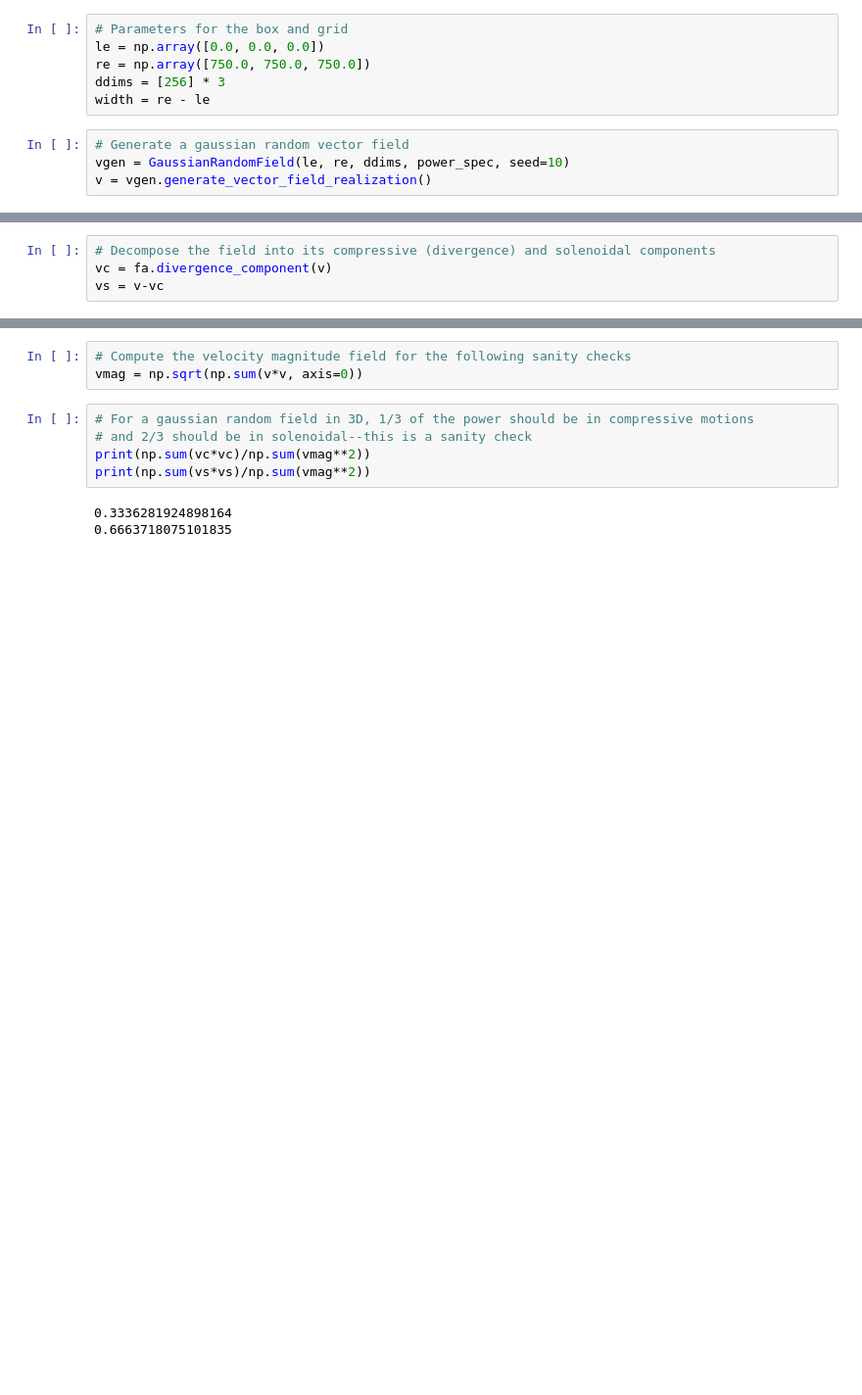
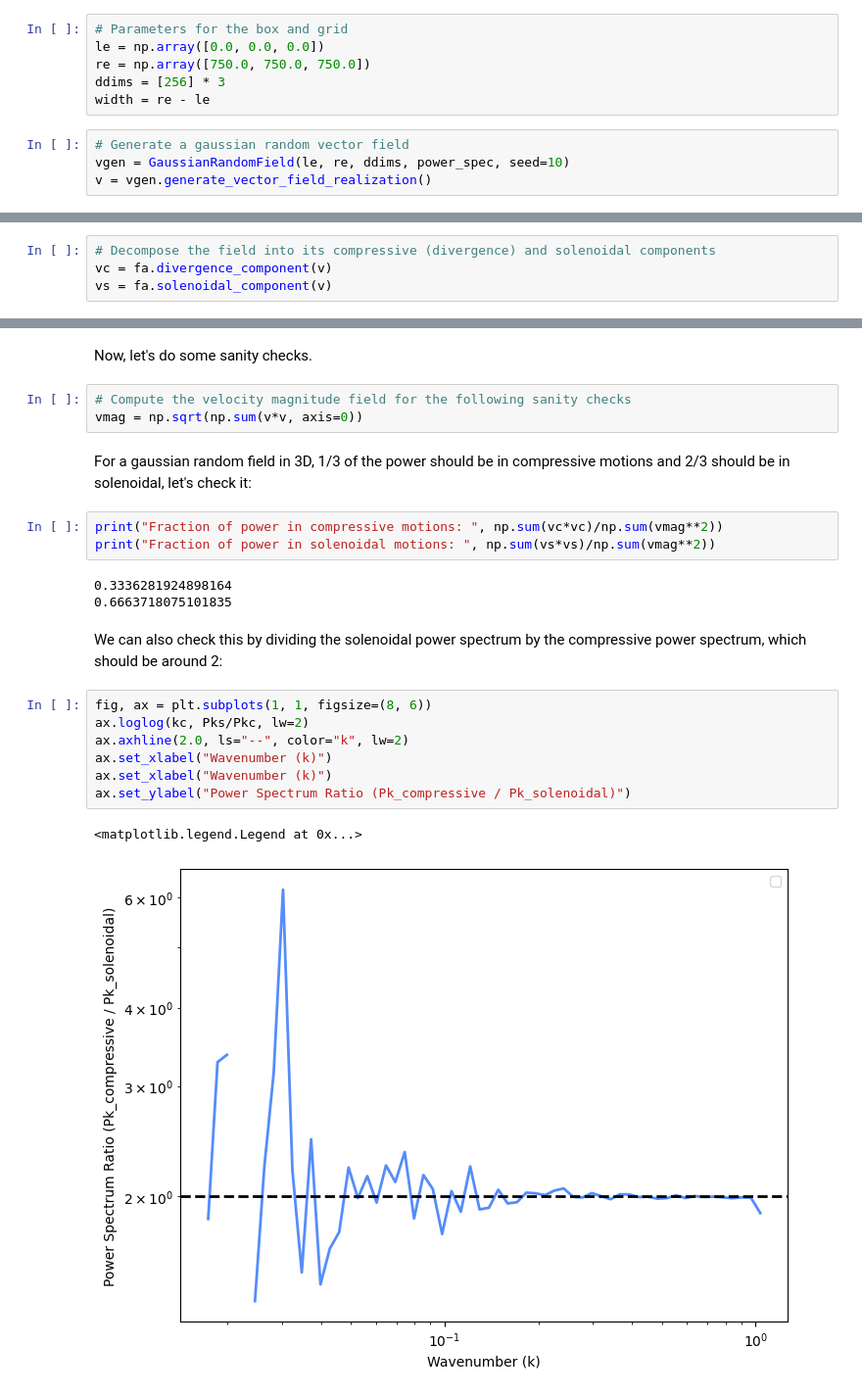
Before and after one commit to jzuhone/field_kit, a Jupyter notebook: examples/decomp_example.ipynb, the cells around one changed output, grey strips where cells are left out. Shown at 98% size. Cells and saved outputs as stored; diff of their text form; blank space fills up the shorter version.

Commit message:
Claude made docs, and I added the solenoidal_component method

```diff
--- a/examples/decomp_example.ipynb
+++ b/examples/decomp_example.ipynb
@@ -30,4 +41,4 @@ fa = FourierAnalysis(width, ddims)
 # %%
 # Decompose the field into its compressive (divergence) and solenoidal components
 vc = fa.divergence_component(v)
-vs = v-vc
+vs = fa.solenoidal_component(v)
@@ -54,14 +64,29 @@ ax.legend()
 # %% [output]
 <matplotlib.legend.Legend at 0x...>
 [figure]
+# %% [markdown]
+Now, let's do some sanity checks.
 # %%
 # Compute the velocity magnitude field for the following sanity checks
 vmag = np.sqrt(np.sum(v*v, axis=0))
+# %% [markdown]
+For a gaussian random field in 3D, 1/3 of the power should be in compressive motions
+and 2/3 should be in solenoidal, let's check it:
 # %%
-# For a gaussian random field in 3D, 1/3 of the power should be in compressive motions
-# and 2/3 should be in solenoidal--this is a sanity check
-print(np.sum(vc*vc)/np.sum(vmag**2))
-print(np.sum(vs*vs)/np.sum(vmag**2))
+print("Fraction of power in compressive motions: ", np.sum(vc*vc)/np.sum(vmag**2))
+print("Fraction of power in solenoidal motions: ", np.sum(vs*vs)/np.sum(vmag**2))
 # %% [output]
 0.3336281924898164
 0.6663718075101835
+# %% [markdown]
+We can also check this by dividing the solenoidal power spectrum by the compressive power spectrum, which should be around 2:
+# %%
+fig, ax = plt.subplots(1, 1, figsize=(8, 6))
+ax.loglog(kc, Pks/Pkc, lw=2)
+ax.axhline(2.0, ls="--", color="k", lw=2)
+ax.set_xlabel("Wavenumber (k)")
+ax.set_xlabel("Wavenumber (k)")
+ax.set_ylabel("Power Spectrum Ratio (Pk_compressive / Pk_solenoidal)")
+# %% [output]
+<matplotlib.legend.Legend at 0x...>
+[figure, added]
```
Also changed, not shown: parts of 14 cells of this notebook, 21 other files.
